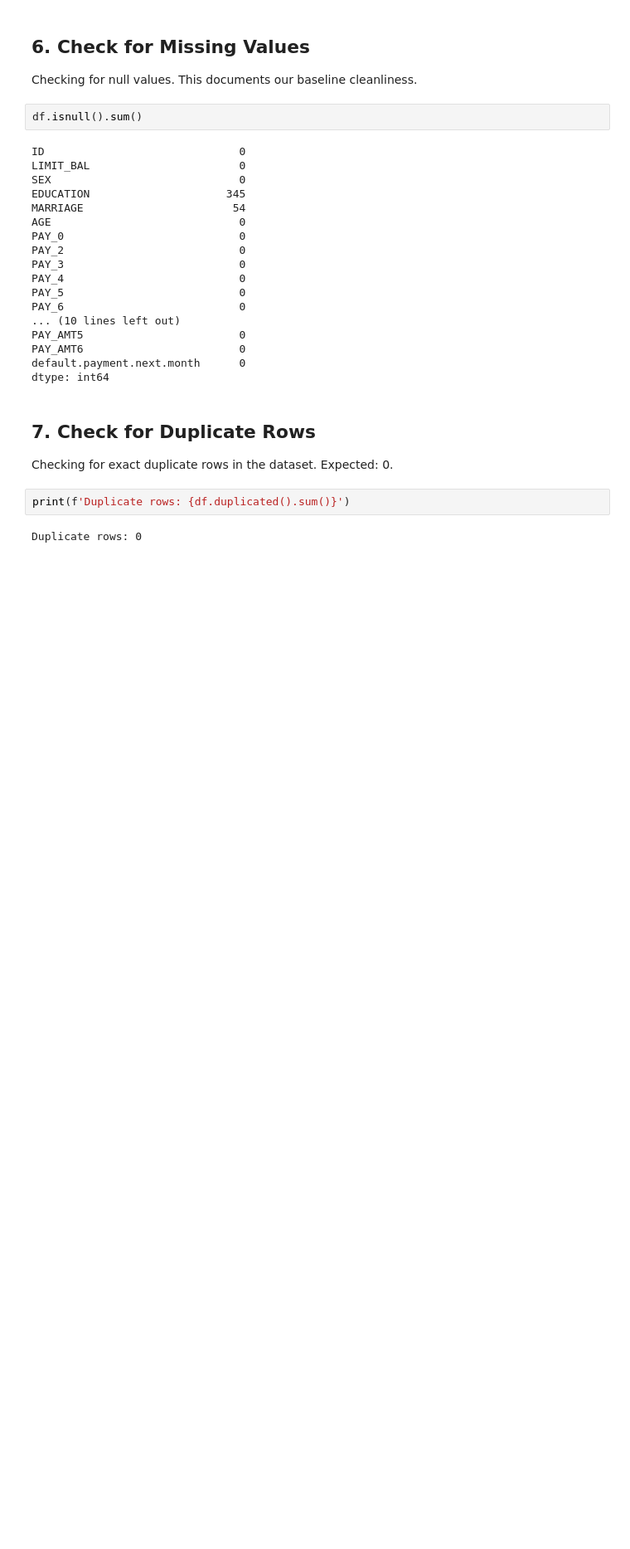
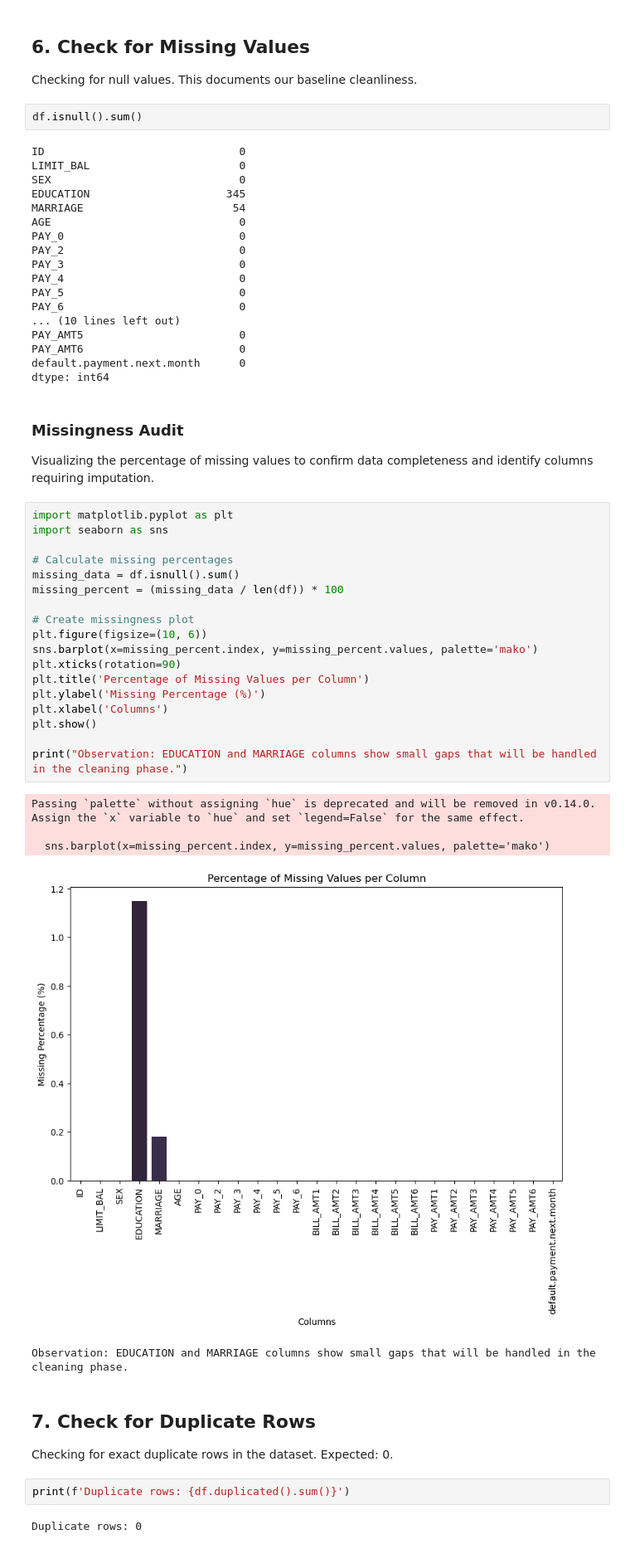
Before and after one commit to mrstrange1708/SectionD_G-3_UCI_Credit_Card., a Jupyter notebook: notebooks/01_extraction.ipynb, the cells around one changed output. Shown at 83% size. Cells and saved outputs as stored; diff of their text form; blank space fills up the shorter version.

```diff
--- a/notebooks/01_extraction.ipynb
+++ b/notebooks/01_extraction.ipynb
@@ -99,6 +99,33 @@ PAY_AMT5                        0
 PAY_AMT6                        0
 default.payment.next.month      0
 dtype: int64
+# %% [markdown]
+### Missingness Audit
+Visualizing the percentage of missing values to confirm data completeness and identify columns requiring imputation.
+# %%
+import matplotlib.pyplot as plt
+import seaborn as sns
+
+# Calculate missing percentages
+missing_data = df.isnull().sum()
+missing_percent = (missing_data / len(df)) * 100
+
+# Create missingness plot
+plt.figure(figsize=(10, 6))
+sns.barplot(x=missing_percent.index, y=missing_percent.values, palette='mako')
+plt.xticks(rotation=90)
+plt.title('Percentage of Missing Values per Column')
+plt.ylabel('Missing Percentage (%)')
+plt.xlabel('Columns')
+plt.show()
+
+print("Observation: EDUCATION and MARRIAGE columns show small gaps that will be handled in the cleaning phase.")
+# %% [output]
+Passing `palette` without assigning `hue` is deprecated and will be removed in v0.14.0. Assign the `x` variable to `hue` and set `legend=False` for the same effect.
+
+  sns.barplot(x=missing_percent.index, y=missing_percent.values, palette='mako')
+[figure, added]
+Observation: EDUCATION and MARRIAGE columns show small gaps that will be handled in the cleaning phase.
 # %% [markdown]
 ## 7. Check for Duplicate Rows
 Checking for exact duplicate rows in the dataset. Expected: 0.
```
